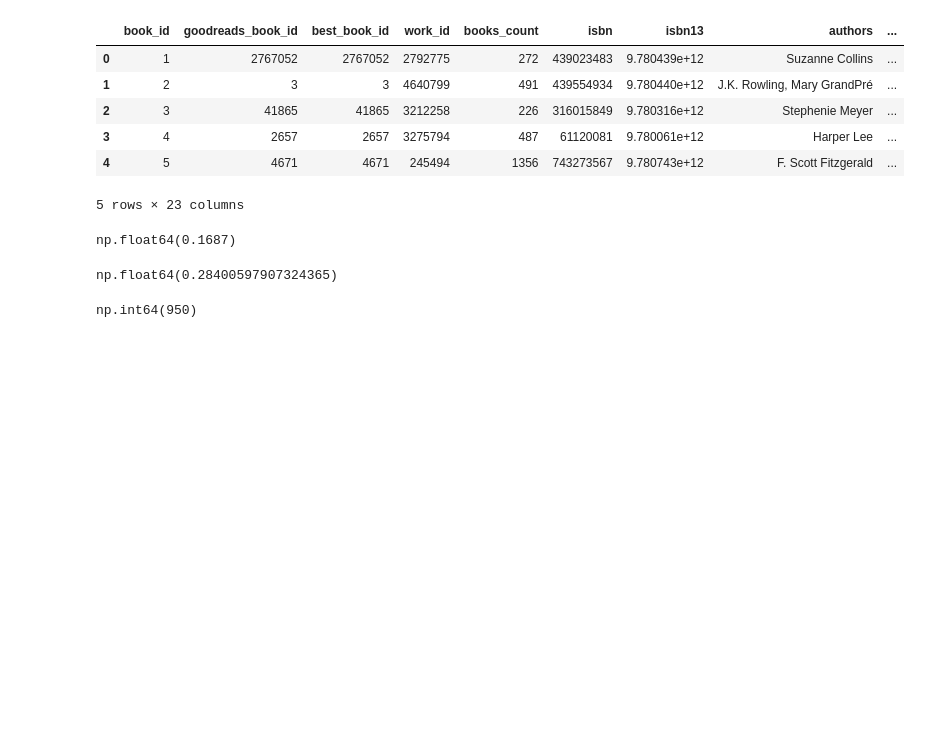
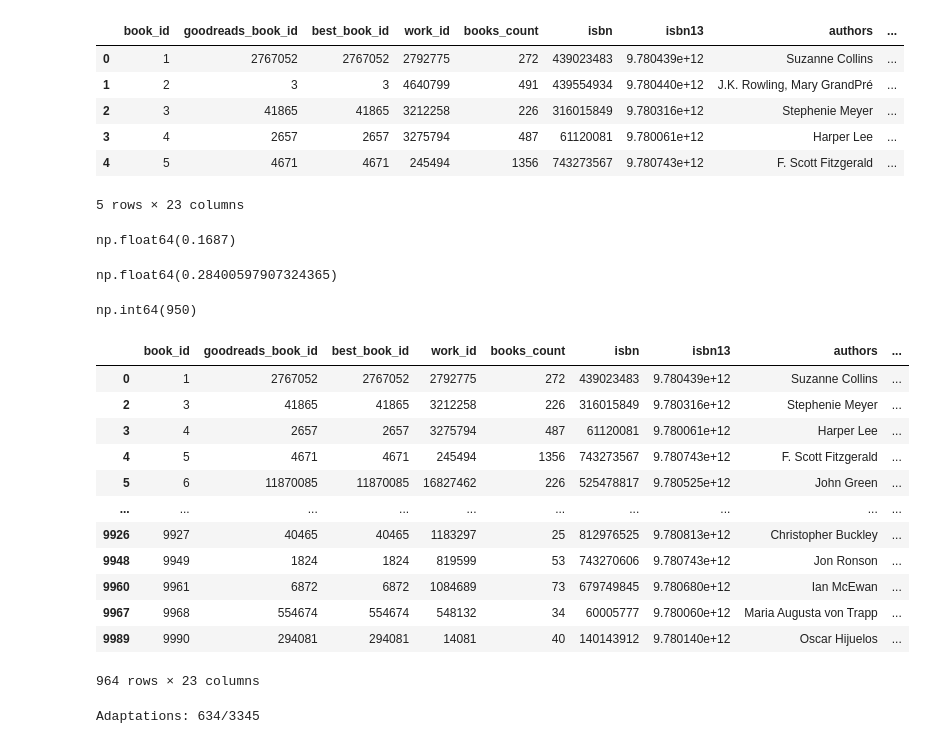
Before and after one commit to epfl-ada/ada-2024-project-phpjj1, a Jupyter notebook: src/scripts/cleaning.ipynb, the cells around one changed output. Drawn from its saved outputs; the diff is of its cells as text; code cells hidden in the pictures; blank space fills up the shorter version.

Commit message:
match both

```diff
--- a/src/scripts/cleaning.ipynb
+++ b/src/scripts/cleaning.ipynb
@@ -277,3 +277,34 @@ np.float64(0.28400597907324365)
 adaptions.str.lower().str.strip().isin(books['original_title'].str.lower().str.strip()).sum()
 # %% [output]
 np.int64(950)
+# %%
+# Filter the books for those that are in the adaptation list
+books[books['original_title'].str.lower().str.strip().isin(adaptions.str.lower().str.strip())]
+# %% [output]
+|  | book_id | goodreads_book_id | best_book_id | work_id | books_count | isbn | isbn13 | authors | ... |
+| 0 | 1 | 2767052 | 2767052 | 2792775 | 272 | 439023483 | 9.780439e+12 | Suzanne Collins | ... |
+| 2 | 3 | 41865 | 41865 | 3212258 | 226 | 316015849 | 9.780316e+12 | Stephenie Meyer | ... |
+| 3 | 4 | 2657 | 2657 | 3275794 | 487 | 61120081 | 9.780061e+12 | Harper Lee | ... |
+| 4 | 5 | 4671 | 4671 | 245494 | 1356 | 743273567 | 9.780743e+12 | F. Scott Fitzgerald | ... |
+| 5 | 6 | 11870085 | 11870085 | 16827462 | 226 | 525478817 | 9.780525e+12 | John Green | ... |
+| ... | ... | ... | ... | ... | ... | ... | ... | ... | ... |
+| 9926 | 9927 | 40465 | 40465 | 1183297 | 25 | 812976525 | 9.780813e+12 | Christopher Buckley | ... |
+| 9948 | 9949 | 1824 | 1824 | 819599 | 53 | 743270606 | 9.780743e+12 | Jon Ronson | ... |
+| 9960 | 9961 | 6872 | 6872 | 1084689 | 73 | 679749845 | 9.780680e+12 | Ian McEwan | ... |
+| 9967 | 9968 | 554674 | 554674 | 548132 | 34 | 60005777 | 9.780060e+12 | Maria Augusta von Trapp | ... |
+| 9989 | 9990 | 294081 | 294081 | 14081 | 40 | 140143912 | 9.780140e+12 | Oscar Hijuelos | ... |
+964 rows × 23 columns
+# %%
+# Count the number of adaptations whose names exist in both the movie and book dataset
+n = 0
+
+book_titles = set(books['original_title'].str.lower().str.strip().values)
+movie_titles = set(movie['NormalizedName'].values)
+
+for adaptation in adaptions:
+    if adaptation in book_titles and adaptation in movie_titles:
+        n += 1
+
+print(f"Adaptations: {n}/{len(adaptions)} ({n/len(adaptions):.2%})")
+# %% [output]
+Adaptations: 634/3345
```
Also changed, not shown: parts of 1 cell of this notebook.
